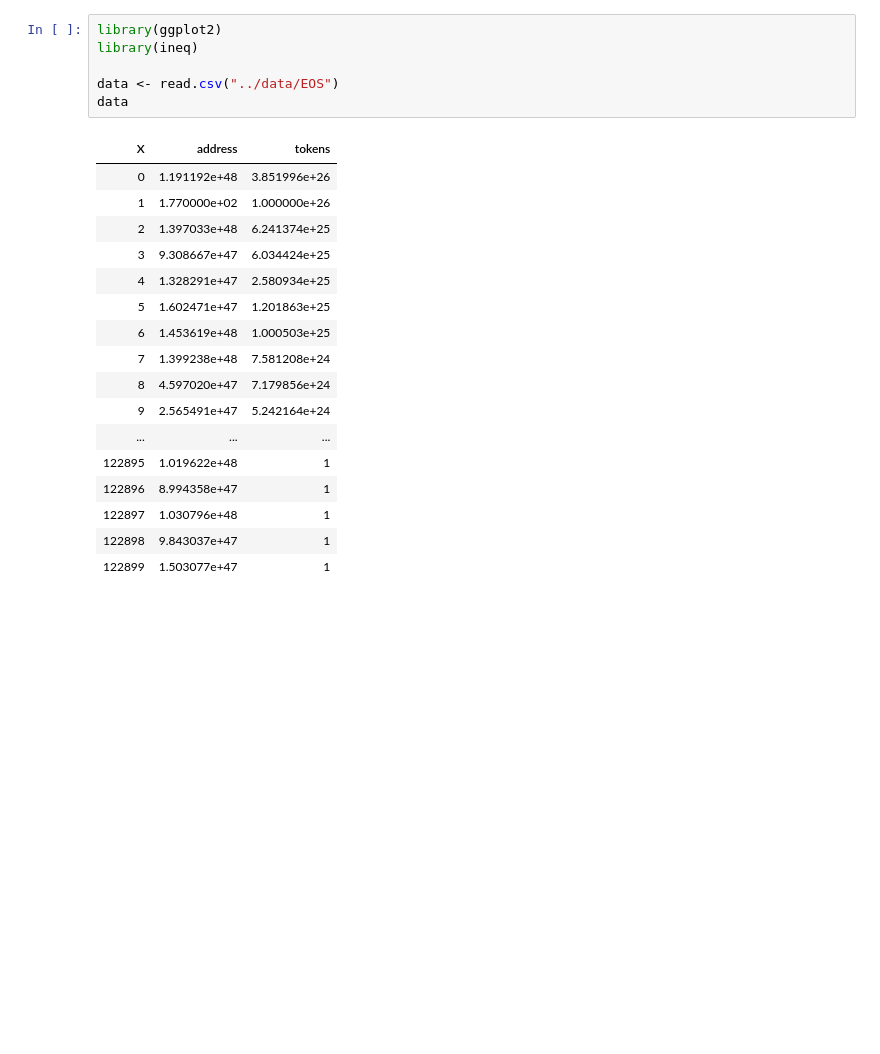
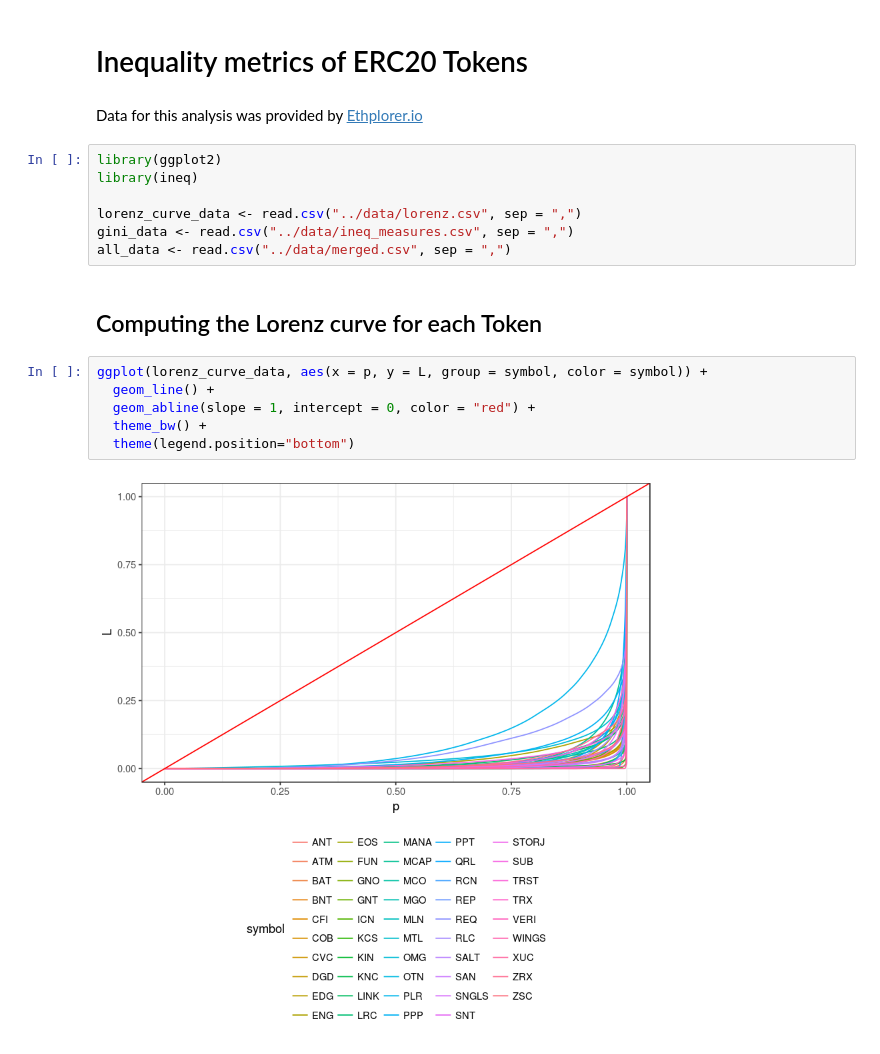
Before and after one commit to BlocklancerOrg/research, a Jupyter notebook: token_distribution/analyze-all.ipynb, the cells around one changed output. Saved outputs shown, nothing was run; the diff lists cells and outputs as text; blank space fills up the shorter version.

Commit message:
analysis for all tokens

```diff
--- a/token_distribution/analyze-all.ipynb
+++ b/token_distribution/analyze-all.ipynb
@@ -1,24 +1,21 @@
+# %% [markdown]
+# Inequality metrics of ERC20 Tokens
+# %% [markdown]
+Data for this analysis was provided by [Ethplorer.io](https://ethplorer.io/)
 # %%
 library(ggplot2)
 library(ineq)
 
-data <- read.csv("../data/EOS")
-data
+lorenz_curve_data <- read.csv("../data/lorenz.csv", sep = ",")
+gini_data <- read.csv("../data/ineq_measures.csv", sep = ",")
+all_data <- read.csv("../data/merged.csv", sep = ",")
-# %% [output]
-| X | address | tokens |
-| 0 | 1.191192e+48 | 3.851996e+26 |
-| 1 | 1.770000e+02 | 1.000000e+26 |
-| 2 | 1.397033e+48 | 6.241374e+25 |
-| 3 | 9.308667e+47 | 6.034424e+25 |
-| 4 | 1.328291e+47 | 2.580934e+25 |
-| 5 | 1.602471e+47 | 1.201863e+25 |
-| 6 | 1.453619e+48 | 1.000503e+25 |
-| 7 | 1.399238e+48 | 7.581208e+24 |
-| 8 | 4.597020e+47 | 7.179856e+24 |
-| 9 | 2.565491e+47 | 5.242164e+24 |
-| ... | ... | ... |
-| 122895 | 1.019622e+48 | 1 |
-| 122896 | 8.994358e+47 | 1 |
-| 122897 | 1.030796e+48 | 1 |
-| 122898 | 9.843037e+47 | 1 |
-| 122899 | 1.503077e+47 | 1 |
+# %% [markdown]
+## Computing the Lorenz curve for each Token
+# %%
+ggplot(lorenz_curve_data, aes(x = p, y = L, group = symbol, color = symbol)) +
+  geom_line() +
+  geom_abline(slope = 1, intercept = 0, color = "red") +
+  theme_bw() +
+  theme(legend.position="bottom")
+# %% [output]
+[figure, added]
```
Also changed, not shown: parts of 11 cells of this notebook.
